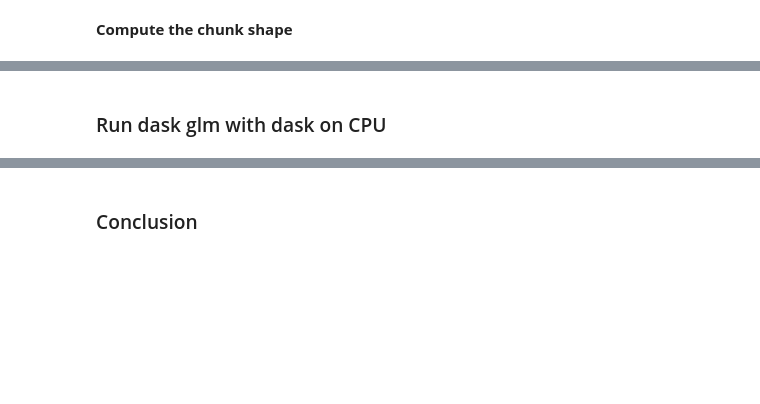
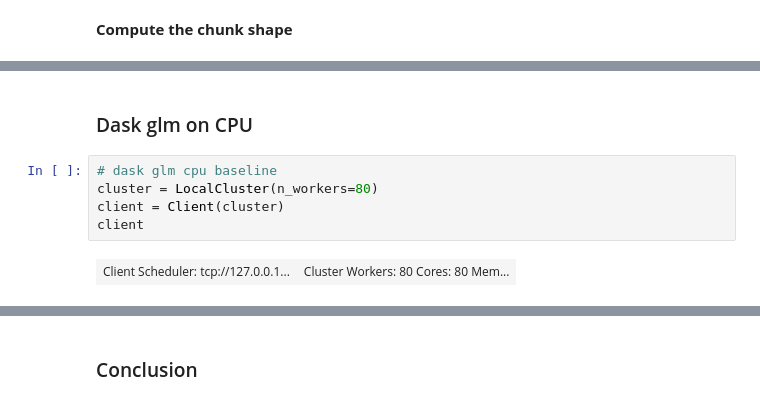
Before and after one commit to daxiongshu/rapids-demos, a Jupyter notebook: dask_glm_dask_cudf_demo.ipynb, the cells around one changed output, grey strips where cells are left out. Saved outputs shown, nothing was run; the diff lists cells and outputs as text; blank space fills up the shorter version.

```diff
--- a/dask_glm_cupy_demo.ipynb
+++ b/dask_glm_dask_cudf_demo.ipynb
@@ -179,2 +265,9 @@ Wall time: 20.3 s
 # %% [markdown]
-### Run dask glm with dask on CPU
+### Dask glm on CPU
+# %%
+# dask glm cpu baseline
+cluster = LocalCluster(n_workers=80)
+client = Client(cluster)
+client
+# %% [output]
+| Client Scheduler: tcp://127.0.0.1... | Cluster Workers: 80 Cores: 80 Mem... |
```
Also changed, not shown: parts of 32 cells of this notebook, 2 other files.
